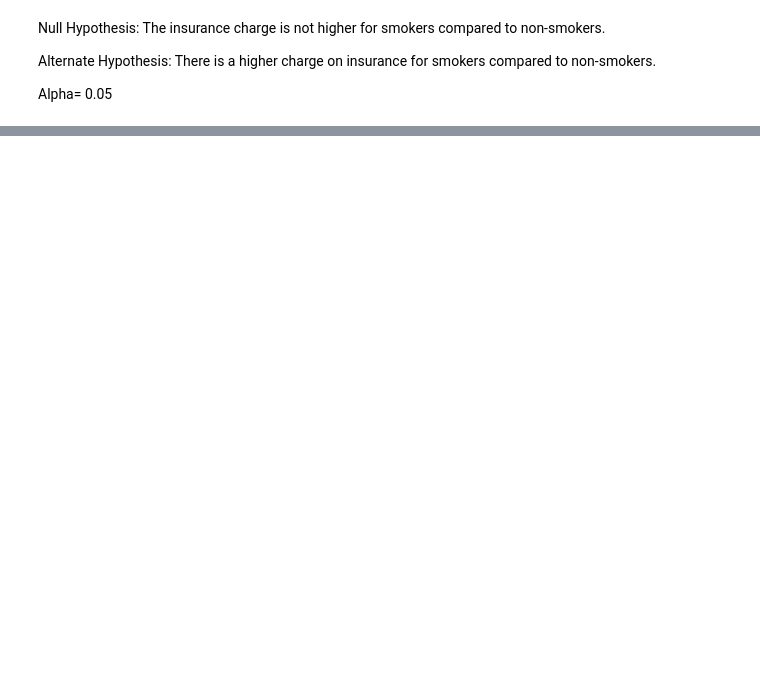
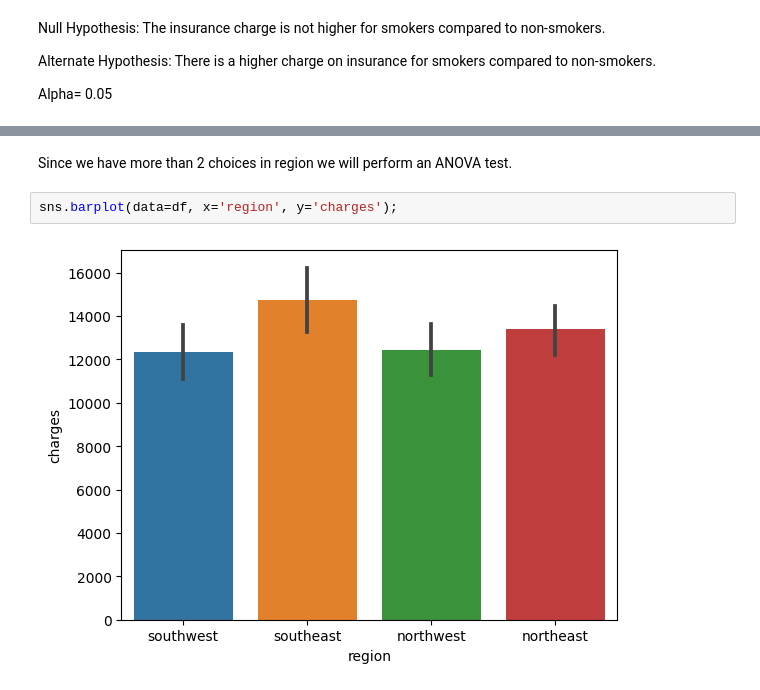
Before and after one commit to Jonathan-Hughes1524/Hypothesis-Testing, a Jupyter notebook: Insurance Data Hypothesis Testing.ipynb, the cells around one changed output, grey strips where cells are left out. Saved outputs shown, nothing was run; the diff lists cells and outputs as text; blank space fills up the shorter version.

```diff
--- a/Insurance Data Hypothesis Testing.ipynb
+++ b/Insurance Data Hypothesis Testing.ipynb
@@ -98,0 +245,6 @@ ValueError: cannot reindex on an axis with duplicate labels
+# %% [markdown]
+Since we have more than 2 choices in region we will perform an ANOVA test.
+# %%
+sns.barplot(data=df, x='region', y='charges');
+# %% [output]
+[figure, added]
```
Also changed, not shown: parts of 38 cells of this notebook.
